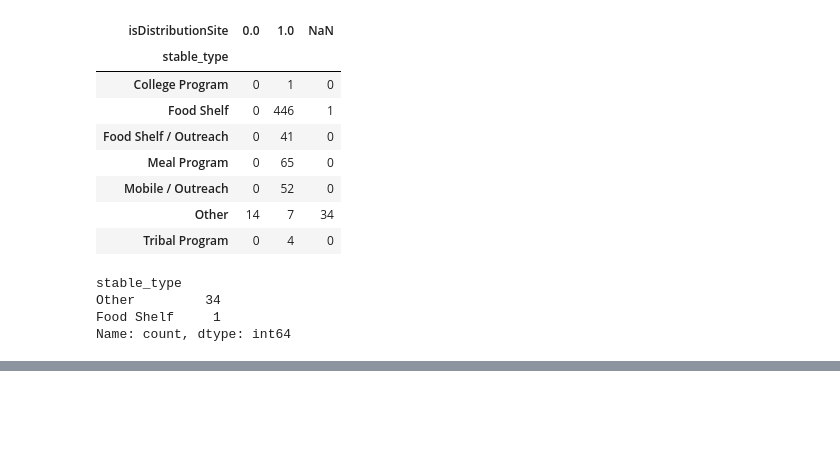
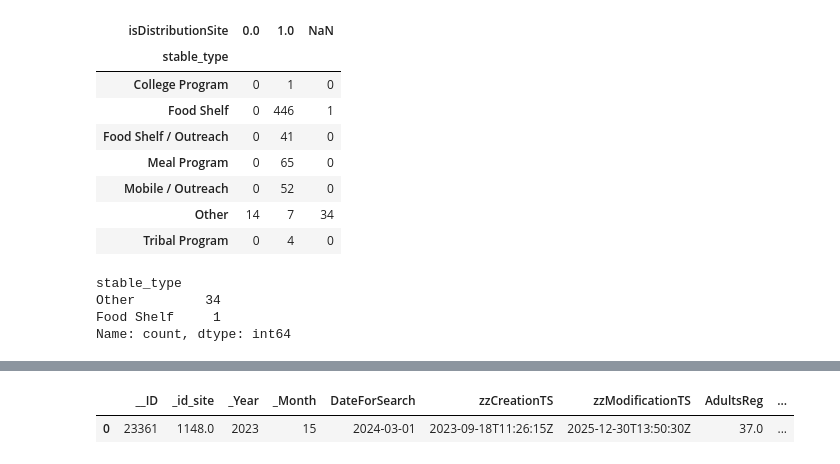
Before and after one commit to Hajar0Ahmed/MinneMUDAC2026Outliers, a Jupyter notebook: notebooks/reading.ipynb, the cells around one changed output, grey strips where cells are left out. Saved outputs shown, nothing was run; the diff lists cells and outputs as text; code cells hidden in the pictures; blank space fills up the shorter version.

```diff
--- a/notebooks/reading.ipynb
+++ b/notebooks/reading.ipynb
@@ -1492,0 +1617,92 @@ Name: count, dtype: int64
+# %%
+# Invalid month records
+invalid_month_rows = q6_clean[
+    ~q6_clean["_Month"].between(1, 12)
+].copy()
+
+month0 = invalid_month_rows[
+    invalid_month_rows["_Month"] == 0
+].copy()
+
+month15 = invalid_month_rows[
+    invalid_month_rows["_Month"] == 15
+].copy()
+
+print("Month 0 rows:", len(month0))
+print("Month 15 rows:", len(month15))
+
+dec_2023 = q6_clean[
+    (q6_clean["_Year"] == 2023) &
+    (q6_clean["_Month"] == 12)
+][
+    [
+        "_id_site",
+        "HouseholdsReg",
+        "IndividualsReg",
+        "PoundsReg"
+    ]
+].copy()
+
+month0_check = month0.merge(
+    dec_2023,
+    on="_id_site",
+    how="left",
+    suffixes=("_month0", "_dec2023")
+)
+
+for col in metrics:
+    month0_check[col + "_same"] = (
+        month0_check[col + "_month0"].fillna(-999999)
+        ==
+        month0_check[col + "_dec2023"].fillna(-999999)
+    )
+
+same_columns = [
+    "HouseholdsReg_same",
+    "IndividualsReg_same",
+    "PoundsReg_same"
+]
+
+month0_check["all_three_same"] = (
+    month0_check[same_columns].all(axis=1)
+)
+
+print("Month-0 rows matching December 2023 exactly:")
+print(month0_check["all_three_same"].value_counts())
+
+display(
+    month0_check[
+        [
+            "_id_site",
+            "HouseholdsReg_month0",
+            "HouseholdsReg_dec2023",
+            "IndividualsReg_month0",
+            "IndividualsReg_dec2023",
+            "PoundsReg_month0",
+            "PoundsReg_dec2023",
+            "all_three_same"
+        ]
+    ]
+)
+
+march_2024 = q6_clean[
+    (q6_clean["_Year"] == 2024) &
+    (q6_clean["_Month"] == 3)
+][
+    [
+        "_id_site",
+        "HouseholdsReg",
+        "IndividualsReg",
+        "PoundsReg"
+    ]
+].copy()
+
+month15_check = month15.merge(
+    march_2024,
+    on="_id_site",
+    how="left",
+    suffixes=("_month15", "_mar2024")
+)
+
+display(month15_check)
+# %% [output]
@@ -1492,0 +1732,2 @@ Name: count, dtype: int64
+|  | __ID | _id_site | _Year | _Month | DateForSearch | zzCreationTS | zzModificationTS | AdultsReg | ... |
+| 0 | 23361 | 1148.0 | 2023 | 15 | 2024-03-01 | 2023-09-18T11:26:15Z | 2025-12-30T13:50:30Z | 37.0 | ... |
```
Also changed, not shown: parts of 9 cells of this notebook, 2 other files.
